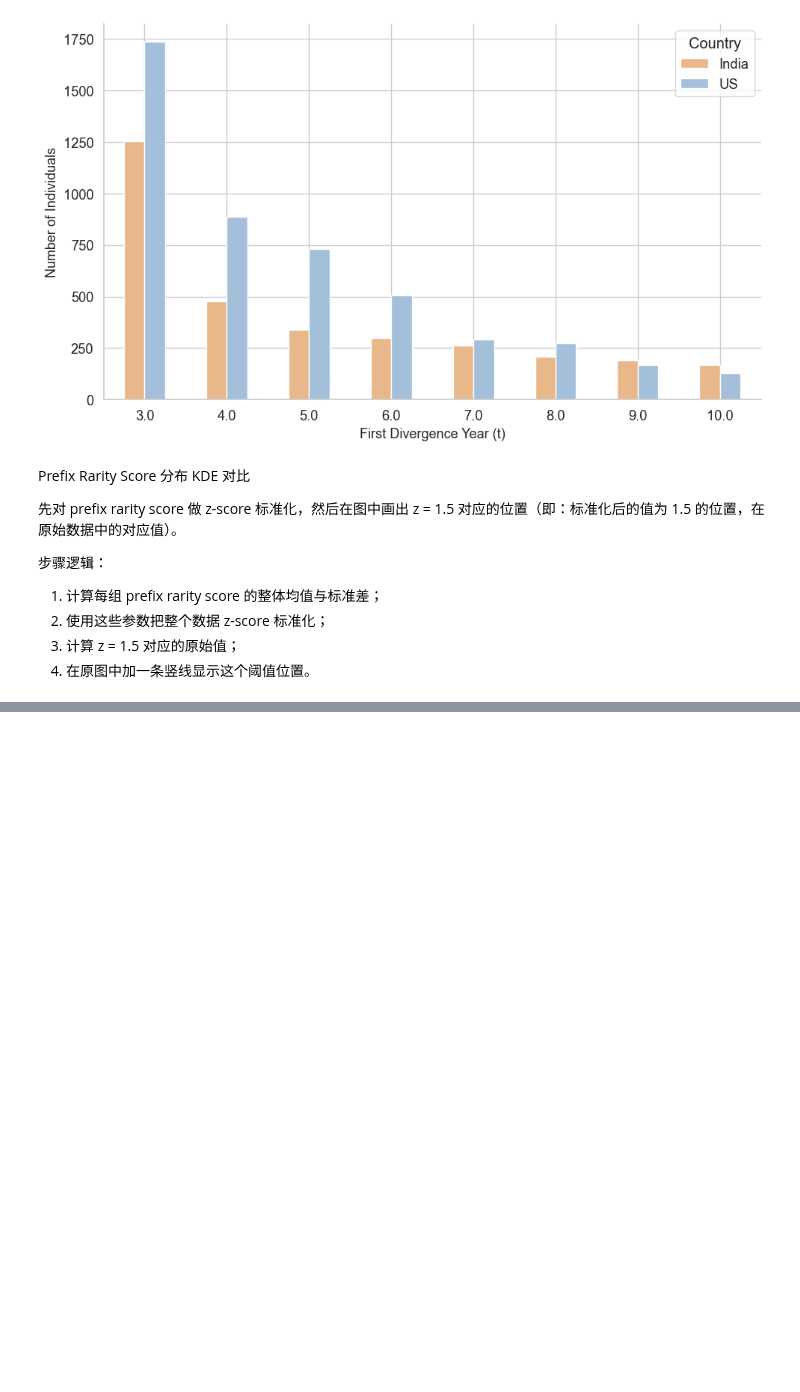
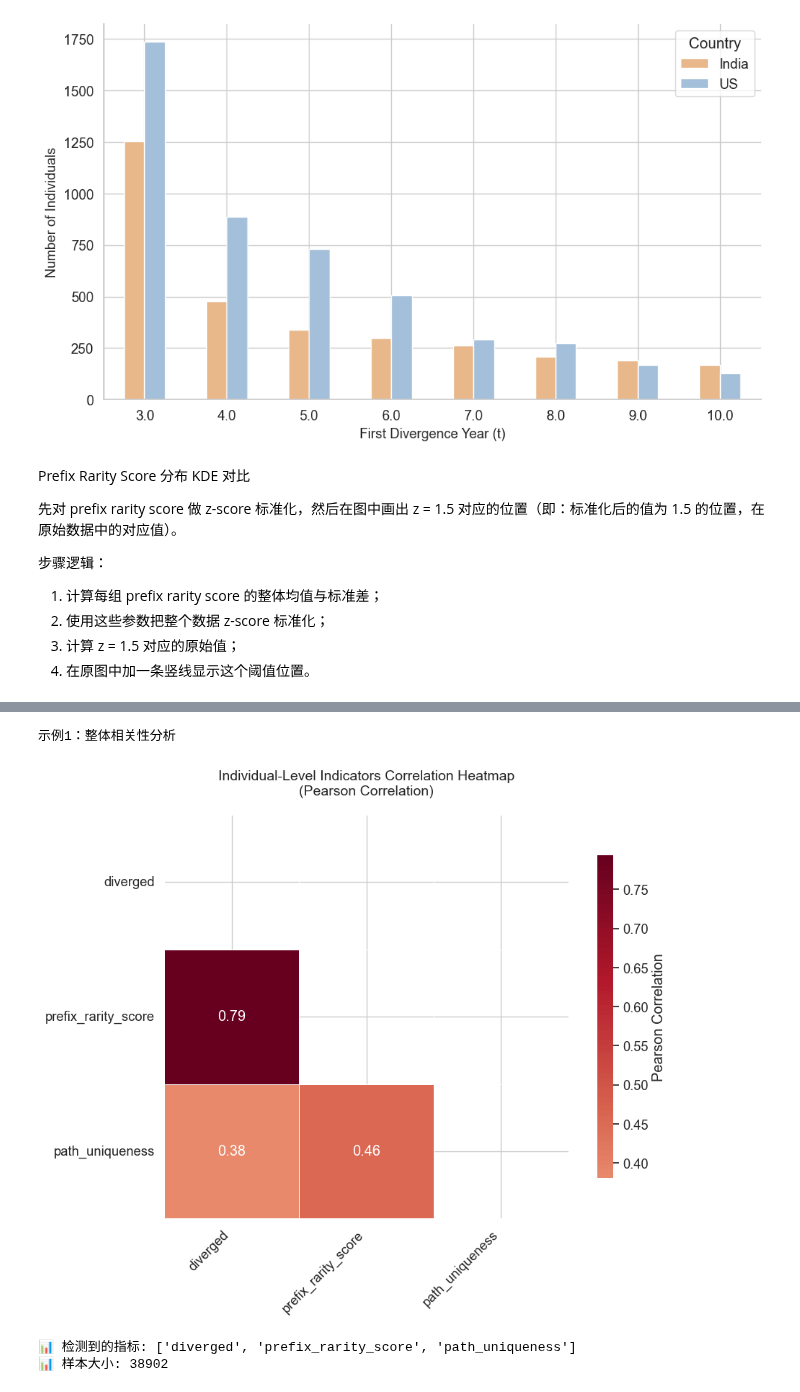
Before and after one commit to sdaza/Sequenzo, a Jupyter notebook: original_datasets_and_cleaning/qiqi/250808_tree/250808_tree_tests.ipynb, the cells around one changed output, grey strips where cells are left out. Saved outputs shown, nothing was run; the diff lists cells and outputs as text; code cells hidden in the pictures; blank space fills up the shorter version.

```diff
--- a/original_datasets_and_cleaning/qiqi/250808_tree/250808_tree_tests.ipynb
+++ b/original_datasets_and_cleaning/qiqi/250808_tree/250808_tree_tests.ipynb
@@ -384,0 +368,20 @@ print("✅ 所有示例完成！")
+# %%
+# 🔥 新功能：个体层指标相关性热力图！
+# 演示 plot_individual_indicators_correlation 的各种用法
+
+from sequenzo import plot_individual_indicators_correlation
+
+# 示例1：整体相关性热力图（所有个体）
+print("示例1：整体相关性分析")
+corr_results = plot_individual_indicators_correlation(
+    df,
+    save_as="overall_indicators_correlation"
+)
+
+print("📊 检测到的指标:", corr_results['summary']['indicators_included'])
+print("📊 样本大小:", corr_results['summary']['sample_size'])
+# %% [output]
+示例1：整体相关性分析
+[figure, added]
+📊 检测到的指标: ['diverged', 'prefix_rarity_score', 'path_uniqueness']
+📊 样本大小: 38902
```
Also changed, not shown: parts of 17 cells of this notebook, 18 other files.
